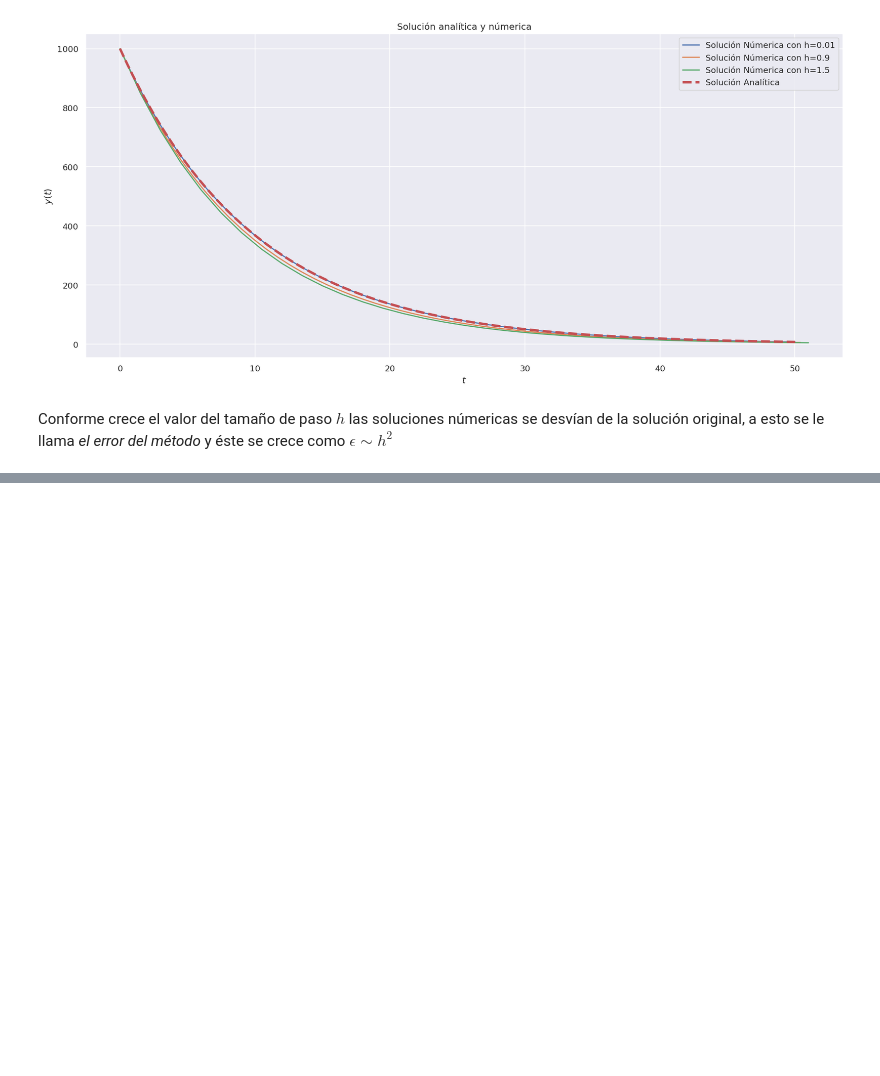
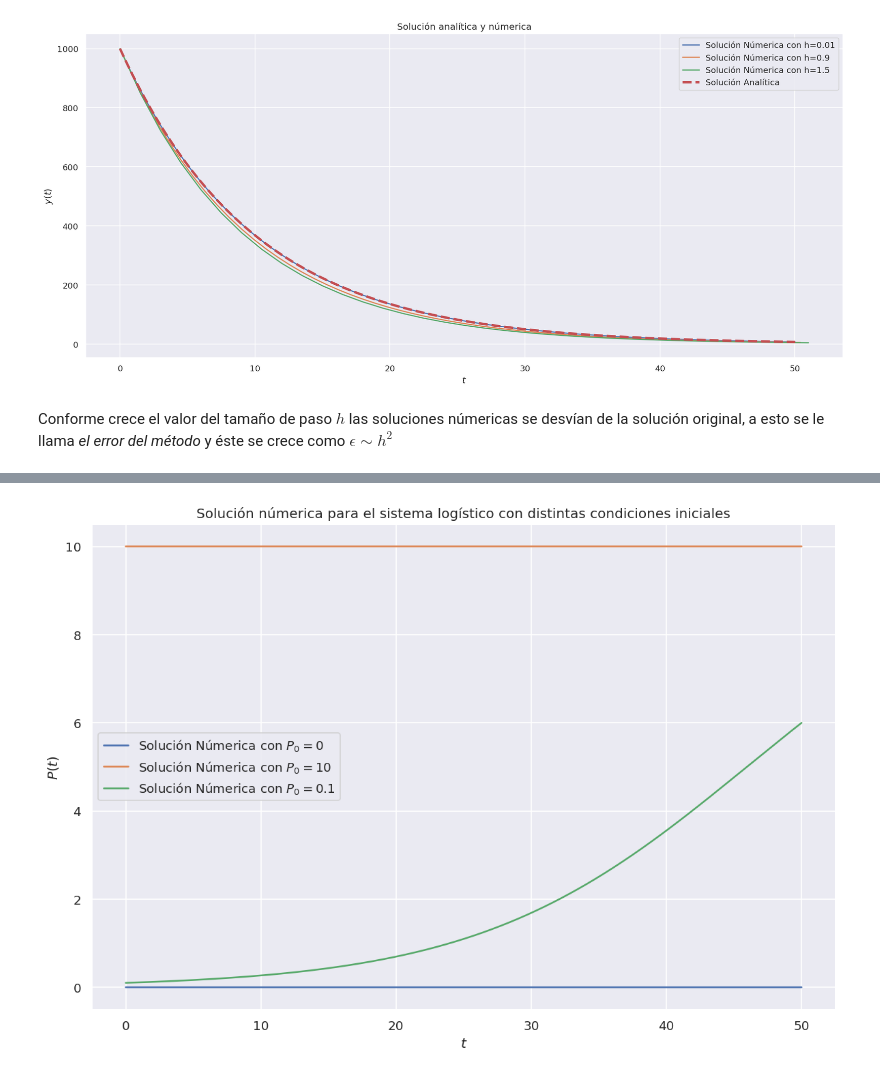
Before and after one commit to uncrayon/coding-challenge, a Jupyter notebook: pendulo/notebook_1.ipynb, the cells around one changed output, grey strips where cells are left out. Drawn from its saved outputs; the diff is of its cells as text; code cells hidden in the pictures; blank space fills up the shorter version.

```diff
--- a/pendulo/notebook_1.ipynb
+++ b/pendulo/notebook_1.ipynb
@@ -234,0 +308,18 @@ Conforme crece el valor del tamaño de paso $h$ las soluciones númericas se des
+# %%
+fig,ax = plt.subplots(1,1,figsize=(10,7),dpi=120)
+
+# Aquí calculamos la solución númerica
+
+for p0 in [0,10,0.1]:
+    Y,T = euler_logistico(y0=p0)
+    ax.plot(T,Y,label=r'Solución Númerica con $P_{0}=$'+str(p0))
+
+ax.set_ylabel(r'$P(t)$')
+ax.set_xlabel(r'$t$')
+ax.set_title('Solución númerica para el sistema logístico con distintas condiciones iniciales')
+ax.legend()
+
+fig.tight_layout()
+plt.show()
+# %% [output]
+[figure, added]
```
Also changed, not shown: parts of 10 cells of this notebook.
